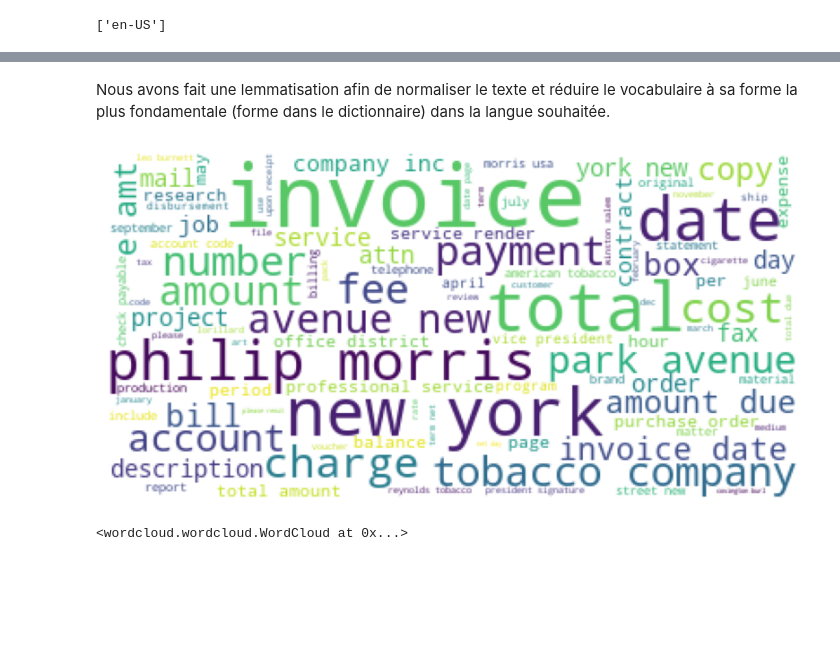
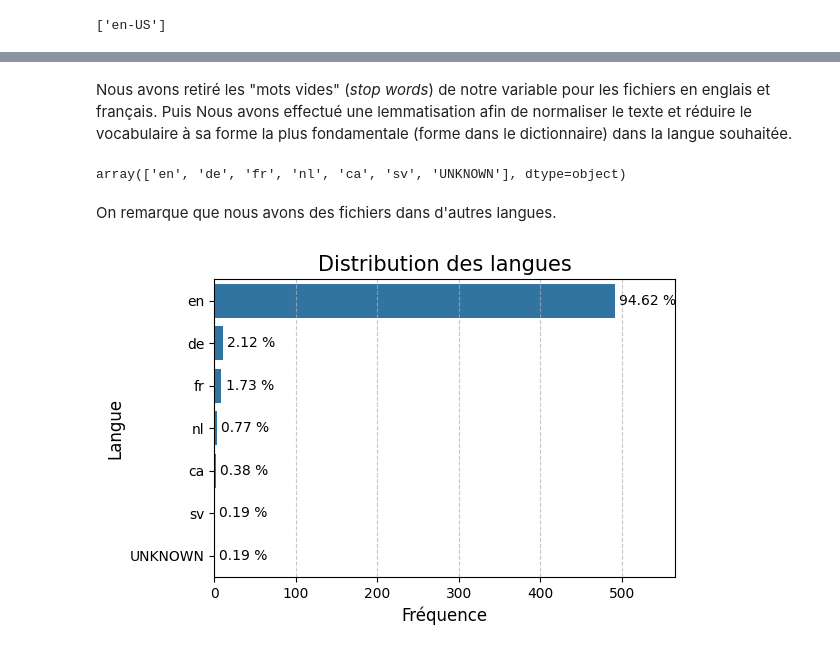
Before and after one commit to HSrbyte/doc-classifier, a Jupyter notebook: notebooks/03-fernandez-text-analysis-data01.ipynb, the cells around one changed output, grey strips where cells are left out. Saved outputs shown, nothing was run; the diff lists cells and outputs as text; code cells hidden in the pictures; blank space fills up the shorter version.

```diff
--- a/notebooks/03-fernandez-text-analysis-data01.ipynb
+++ b/notebooks/03-fernandez-text-analysis-data01.ipynb
@@ -83,2 +114,2 @@ tokens = stop_words_filtering(tokens, 'english')
 # %% [markdown]
-Nous avons fait une lemmatisation afin de normaliser le texte et réduire le vocabulaire à sa forme la plus fondamentale (forme dans le dictionnaire) dans la langue souhaitée.
+Nous avons retiré les "mots vides" (_stop words_) de notre variable pour les fichiers en englais et français. Puis Nous avons effectué une lemmatisation afin de normaliser le texte et réduire le vocabulaire à sa forme la plus fondamentale (forme dans le dictionnaire) dans la langue souhaitée.
@@ -89,7 +116,18 @@ lemmatized_tokens = lemmatize_english(tokens)
-# %%
-from src import create_wordcloud
-
-create_wordcloud(lemmatized_tokens)
-# %% [output]
-[figure, removed]
-<wordcloud.wordcloud.WordCloud at 0x...>
+# %%
+df_ocr['lang'].unique()
+# %% [output]
+array(['en', 'de', 'fr', 'nl', 'ca', 'sv', 'UNKNOWN'], dtype=object)
+# %% [markdown]
+On remarque que nous avons des fichiers dans d'autres langues.
+# %%
+from src import barplot
+
+count = df_ocr['lang'].value_counts()
+barplot(x=count.values,
+        y=count.index,
+        figsize=(6, 4),
+        xlabel='Fréquence',
+        ylabel='Langue',
+        title=f'Distribution des langues')
+# %% [output]
+[figure, added]
```
Also changed, not shown: parts of 18 cells of this notebook, 1 other file.
